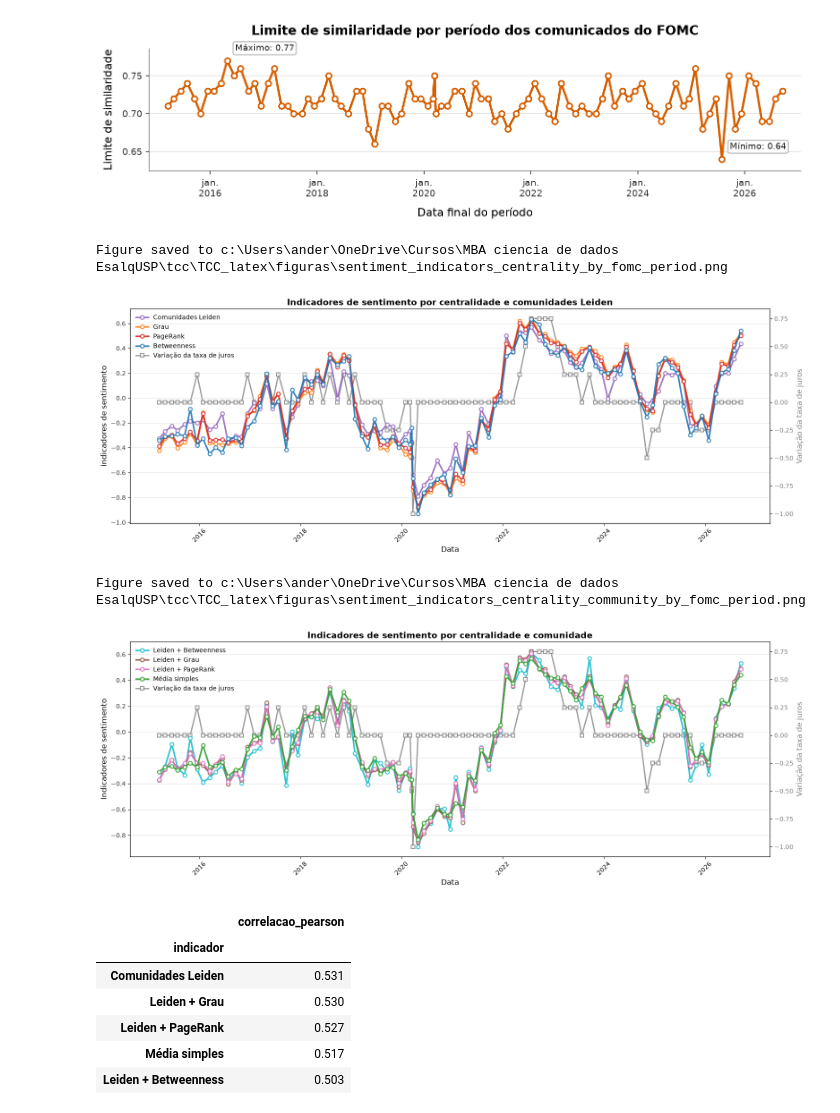
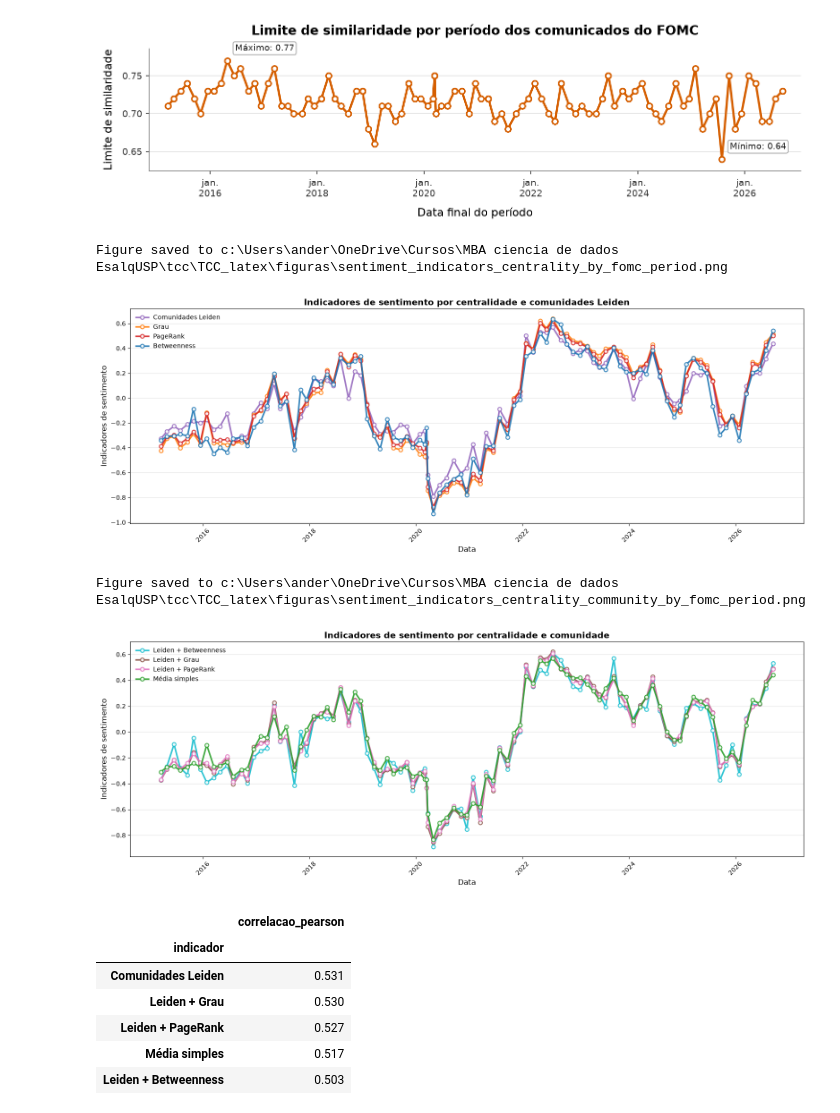
Before and after one commit to andertbrin/tcc_mba_usp_esalq, a Jupyter notebook: app/3. create grafo e indicador.ipynb, the cells around one changed output. Saved outputs shown, nothing was run; the diff lists cells and outputs as text; code cells hidden in the pictures.

```diff
--- a/app/3. create grafo e indicador.ipynb
+++ b/app/3. create grafo e indicador.ipynb
@@ -1050,9 +1050,6 @@ def analyze_sentiment_evolution(all_period_sentiment_scores, federal_funds_rate)
 
     def plot_sentiment_indicators(columns, title, output_name, colors):
         fig, ax = plt.subplots(figsize=(16, 6))
-        ax_twin = ax.twinx()
-        ax_twin.set_zorder(ax.get_zorder() - 1)
-        ax.patch.set_visible(False)
 
         for column, color in zip(columns, colors):
             ax.plot(
@@ -1067,68 +1064,44 @@ def analyze_sentiment_evolution(all_period_sentiment_scores, federal_funds_rate)
                 alpha=0.9,
             )
 
-        ax_twin.plot(
-            sentiment_evolution['end_date'],
-            sentiment_evolution['upper_rate_change'],
-            marker='s',
-            markerfacecolor='white',
-            markeredgewidth=1.5,
-            linewidth=2.0,
-            label='Variação da taxa de juros',
-            color='tab:gray',
-            alpha=0.8,
-        )
-
         ax.set_xlabel('Data', fontsize=12)
         ax.set_ylabel('Indicadores de sentimento', fontsize=12)
-        ax_twin.set_ylabel('Variação da taxa de juros', color='tab:gray', fontsize=12)
-        ax.tick_params(axis='y', labelcolor='#333333')
-        ax_twin.tick_params(axis='y', labelcolor='tab:gray')
         ax.set_title(title, fontsize=14, fontweight='bold')
         ax.grid(True, axis='y', color='#D9D9D9', alpha=0.7)
         ax.tick_params(axis='x', rotation=45)
-
-        lines1, labels1 = ax.get_legend_handles_labels()
-        lines2, labels2 = ax_twin.get_legend_handles_labels()
-        ax.legend(
-            lines1 + lines2,
-            labels1 + labels2,
-            loc='upper left',
-            fontsize=10,
-            frameon=False,
-        )
+        ax.legend(loc='upper left', fontsize=10, frameon=False)
 
         plt.tight_layout()
         output_path = path_proj / 'TCC_latex' / 'figuras' / output_name
         fig.savefig(output_path, dpi=300, bbox_inches='tight', facecolor='white')
         print(f'Figure saved to {output_path}')
         plt.show()
 
     plot_sentiment_indicators(
         centrality_columns,
         'Indicadores de sentimento por centralidade e comunidades Leiden',
         'sentiment_indicators_centrality_by_fomc_period.png',
         ['tab:purple', 'tab:orange', 'tab:red', 'tab:blue'],
     )
 
     plot_sentiment_indicators(
         community_centrality_columns,
         'Indicadores de sentimento por centralidade e comunidade',
         'sentiment_indicators_centrality_community_by_fomc_period.png',
         ['tab:cyan', 'tab:brown', 'tab:pink', 'tab:green'],
     )
 
     return sentiment_evolution
 
 sentiment_evolution = analyze_sentiment_evolution(
     all_period_sentiment_scores,
     df_fred_statement_dates,
-)
+ )
 # %% [output]
 Figure saved to c:\Users\ander\OneDrive\Cursos\MBA ciencia de dados EsalqUSP\tcc\TCC_latex\figuras\sentiment_indicators_centrality_by_fomc_period.png
-[figure, old version]
+[figure, new version]
 Figure saved to c:\Users\ander\OneDrive\Cursos\MBA ciencia de dados EsalqUSP\tcc\TCC_latex\figuras\sentiment_indicators_centrality_community_by_fomc_period.png
-[figure, old version]
+[figure, new version]
 # %%
 sentiment_columns = [
     "betweenness_weighted_sentiment",
```
Also changed, not shown: parts of 1 cell of this notebook, 13 other files.
